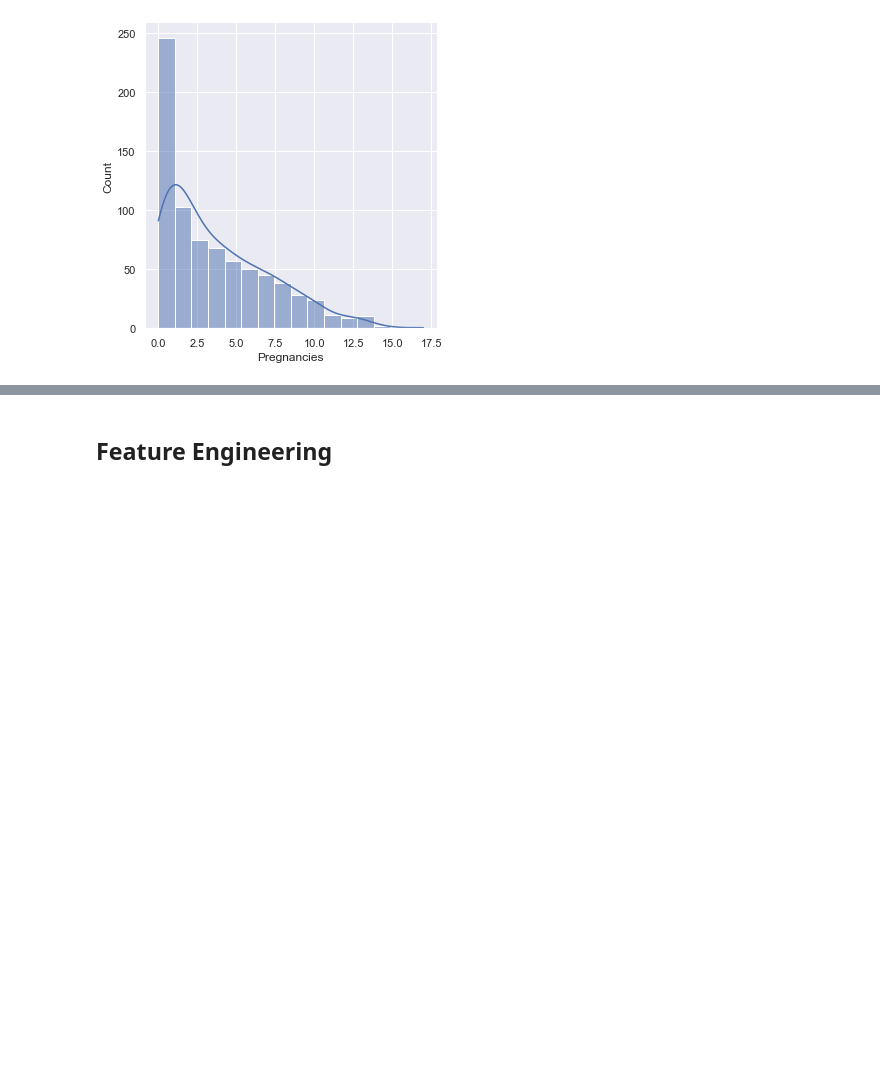
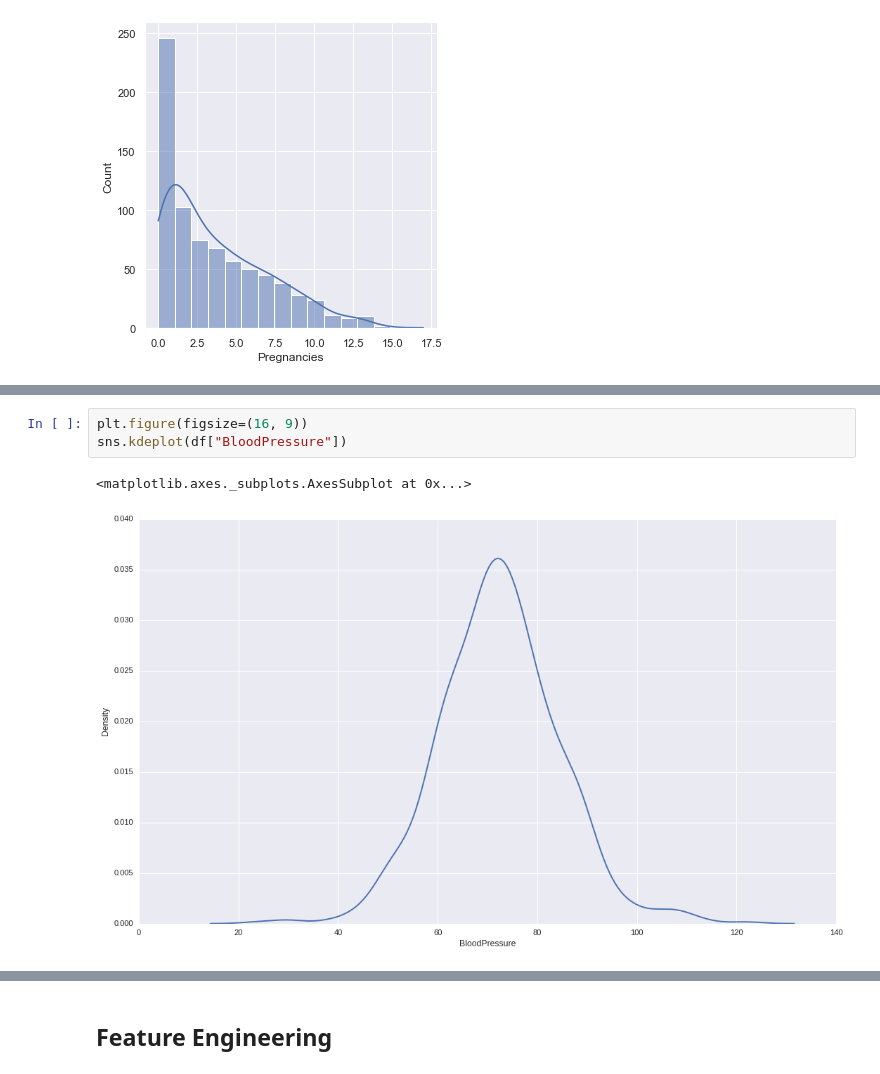
Before and after one commit to adhadse/ColabRepo, a Jupyter notebook: kaggle/beginners/pima_indians-diabetes/Diabetes Prediction.ipynb, the cells around one changed output, grey strips where cells are left out. Drawn from its saved outputs; the diff is of its cells as text; blank space fills up the shorter version.

```diff
--- a/kaggle/beginners/pima_indians-diabetes/Diabetes Prediction.ipynb
+++ b/kaggle/beginners/pima_indians-diabetes/Diabetes Prediction.ipynb
@@ -287,0 +345,6 @@ False                    False                Age
+# %%
+plt.figure(figsize=(16, 9))
+sns.kdeplot(df["BloodPressure"])
+# %% [output]
+<matplotlib.axes._subplots.AxesSubplot at 0x...>
+[figure, added]
```
Also changed, not shown: parts of 7 cells of this notebook, 2 other files.
